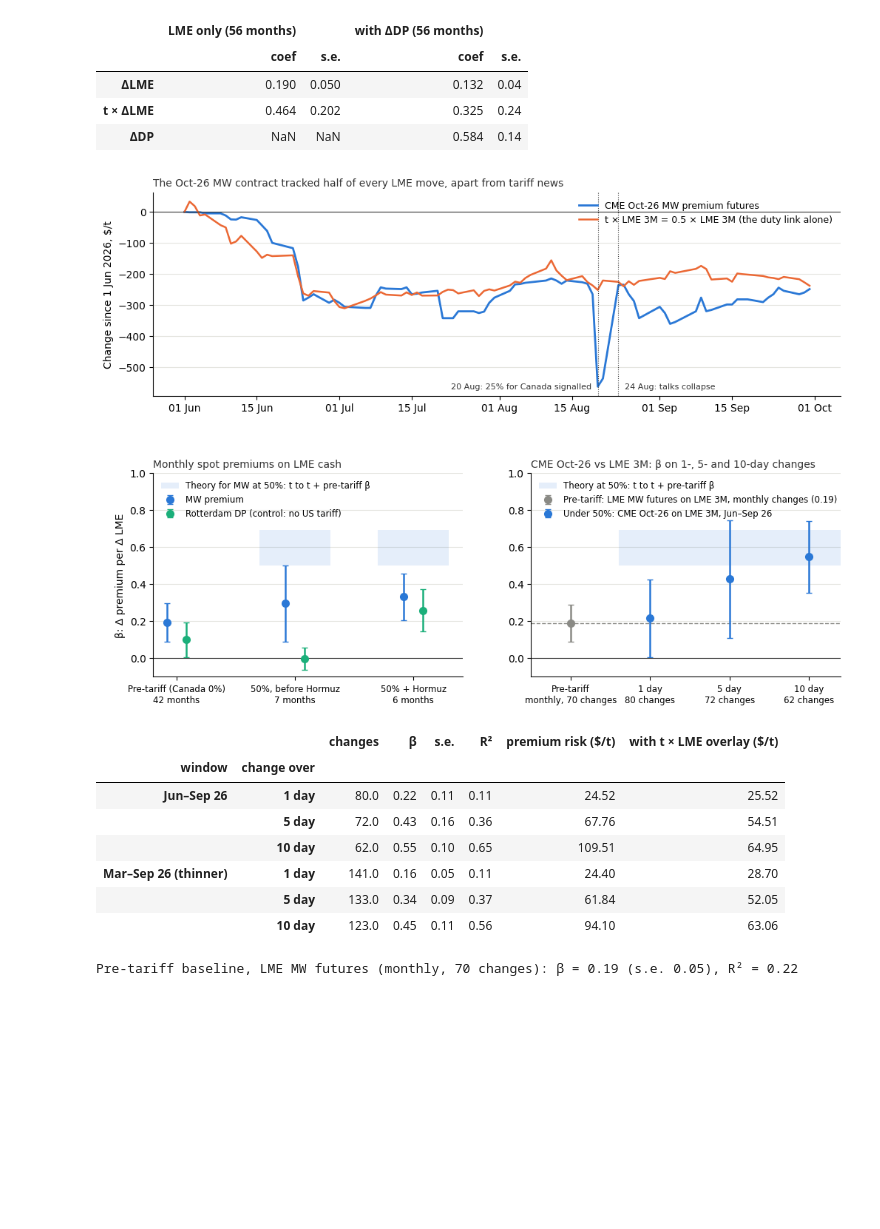
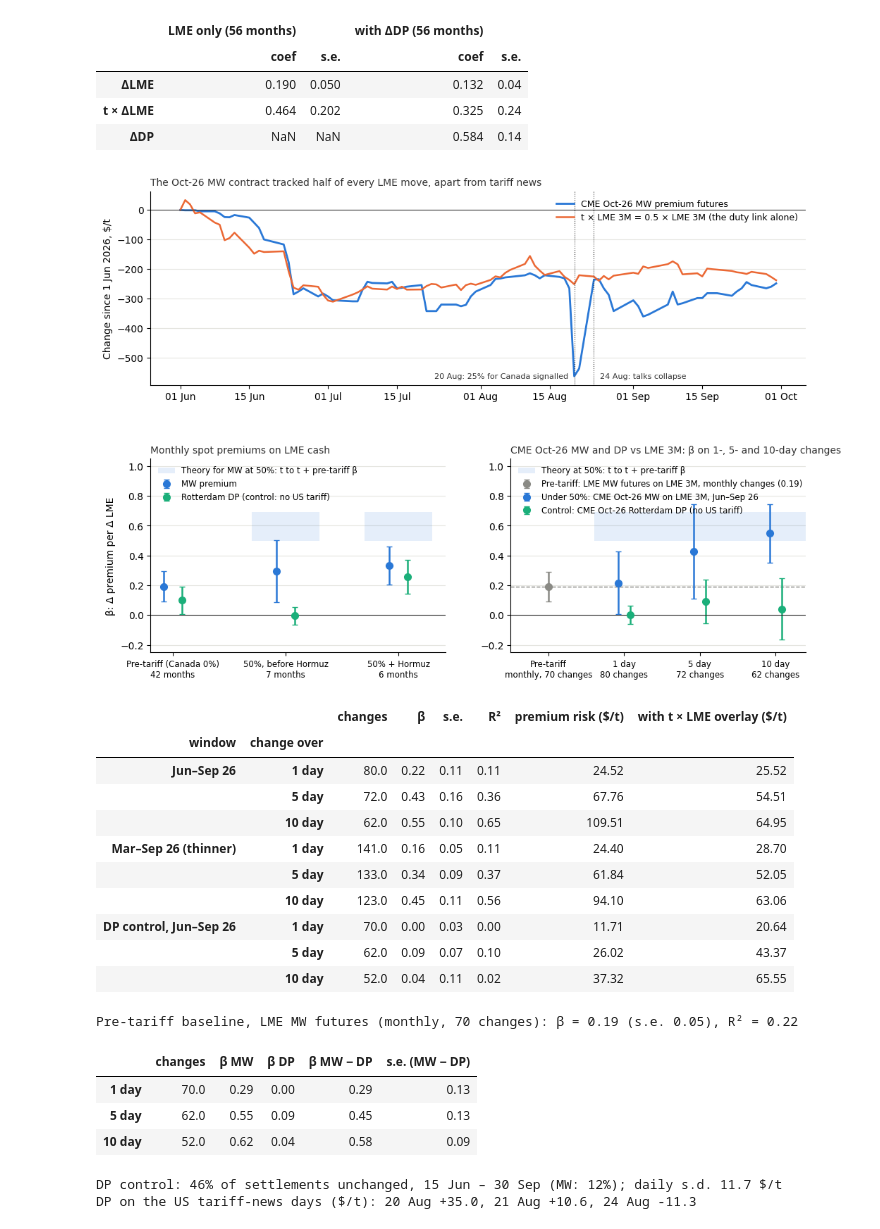
Before and after one commit to ricardo-sonda/al-mwp, a Jupyter notebook: notebook.ipynb, the cells around one changed output. Saved outputs shown, nothing was run; the diff lists cells and outputs as text; code cells hidden in the pictures; blank space fills up the shorter version.

Commit message:
add DP control for analysis

```diff
--- a/notebook.ipynb
+++ b/notebook.ipynb
@@ -1113,18 +1113,26 @@ display(pooled_b.round(3))
 # They move the expected tariff, not LME, and on their own would swamp 80 days of LME-driven moves.
 # The thin contract's settlements catch up with LME over a few days, so betas are shown on 1-, 5- and 10-day changes
 # (overlapping, HAC errors with h lags; 10-day changes give only ~8 independent windows).
+# Control: the CME Oct-26 Rotterdam duty-paid contract (EDP), same regression and policy days. It is priced off the same
+# global market and settles in the same month but faces no US tariff, so it should sit near its pre-tariff monthly beta
+# (0.10 in Evidence 1), plus at most the EU's 3% duty on value. If it also moved ~0.5 with LME, a tight market would
+# explain the MW beta, not the tariff (prediction 2). Its history starts 15 Jun 2026.
 CME_MW = Path.cwd() / "data" / "midwest_premium_cme.csv"
 cme = pd.read_csv(CME_MW, parse_dates=["date", "contract_month"])
 oct26 = cme[cme["contract_month"] == "2026-10-01"].set_index("date")["premium_usd_t"]
 px = pd.concat([oct26.rename("fut"), lme.set_index("date")["three_month"].rename("lme3m")], axis=1, join="inner")
+CME_DP = Path.cwd() / "data" / "europe_duty_paid_premium_cme.csv"
+cme_dp = pd.read_csv(CME_DP, parse_dates=["date", "contract_month"])
+oct26_dp = cme_dp[cme_dp["contract_month"] == "2026-10-01"].set_index("date")["premium_usd_t"]
+px_dp = pd.concat([oct26_dp.rename("fut"), lme.set_index("date")["three_month"].rename("lme3m")], axis=1, join="inner")
 
 CME_WINDOW = ("2026-06-01", "2026-09-30")
 POLICY_DAYS = pd.to_datetime(["2026-08-20", "2026-08-21", "2026-08-24"])
 HORIZONS_D = (1, 5, 10)
 T_NOW = 0.5
 
-def cme_beta(a, b, h):
-    x = px.loc[a:b]
+def cme_beta(a, b, h, data=px):
+    x = data.loc[a:b]
     ch = (x - x.shift(h)).dropna()
     hit = pd.Series(x.index.isin(POLICY_DAYS), index=x.index).rolling(h, min_periods=1).max().astype(bool)
     ch = ch[~hit.reindex(ch.index)]   # drop every h-day change whose window contains a policy day
@@ -1133,10 +1141,28 @@ def cme_beta(a, b, h):
             "premium risk ($/t)": ch["fut"].std(),
             "with t × LME overlay ($/t)": (ch["fut"] - T_NOW * ch["lme3m"]).std()}   # overlay set by the rule, not fitted
 
-cme_tbl = pd.DataFrame({(w, f"{h} day"): cme_beta(a, b, h)
-                        for w, (a, b) in {"Jun–Sep 26": CME_WINDOW, "Mar–Sep 26 (thinner)": ("2026-03-01", "2026-09-30")}.items()
+cme_tbl = pd.DataFrame({(w, f"{h} day"): cme_beta(a, b, h, data)
+                        for w, (a, b, data) in {"Jun–Sep 26": (*CME_WINDOW, px),
+                                                "Mar–Sep 26 (thinner)": ("2026-03-01", "2026-09-30", px),
+                                                "DP control, Jun–Sep 26": (*CME_WINDOW, px_dp)}.items()
                         for h in HORIZONS_D}).T
 cme_tbl.index.names = ["window", "change over"]
+
+# The control test proper: MW minus DP on the dates both trade (15 Jun – 30 Sep), regressed on LME 3M. The slope is
+# β_MW − β_DP with a HAC error that allows for the two contracts' common shocks.
+both = pd.concat({"mw": px["fut"], "dp": px_dp["fut"], "lme3m": px["lme3m"]}, axis=1, join="inner").loc[:CME_WINDOW[1]]
+
+def mw_minus_dp(h):
+    ch = (both - both.shift(h)).dropna()
+    hit = pd.Series(both.index.isin(POLICY_DAYS), index=both.index).rolling(h, min_periods=1).max().astype(bool)
+    ch = ch[~hit.reindex(ch.index)]
+    fits = {k: hac_ols(y, ch["lme3m"], h) for k, y in {"MW": ch["mw"], "DP": ch["dp"], "MW − DP": ch["mw"] - ch["dp"]}.items()}
+    return {"changes": len(ch), **{f"β {k}": f.params["lme3m"] for k, f in fits.items()},
+            "s.e. (MW − DP)": fits["MW − DP"].bse["lme3m"]}
+
+diff_tbl = pd.DataFrame({f"{h} day": mw_minus_dp(h) for h in HORIZONS_D}).T
+dp_daily = px_dp["fut"].diff()
+dp_policy = dp_daily.reindex(POLICY_DAYS)   # the control on the US tariff-news days
 
 # Pre-tariff baseline for futures. The CME contract barely traded before 2025, so use the LME's own MW contract
 # (midwest_premium_curve.csv): the change in a fixed contract (3 months after the start month, so none of it is fixed yet)
@@ -1188,38 +1214,47 @@ for i, t in enumerate(beta_m["t"]):
 ax1.errorbar(pos - 0.08, beta_m["β MW premium"], yerr=1.96 * beta_m["s.e. (MW)"], fmt="o", color=BLUE, ms=7, lw=1.8,
              capsize=3, label="MW premium")
 ax1.errorbar(pos + 0.08, beta_m["β Rotterdam DP"], yerr=1.96 * beta_m["s.e. (DP)"], fmt="o", color=GREEN, ms=7, lw=1.8,
              capsize=3, label="Rotterdam DP (control: no US tariff)")
 ax1.set_xticks(pos, [f"{k}\n{int(n)} months" for k, n in zip(beta_m.index, beta_m["months"])], fontsize=8.5)
 ax1.set_ylabel("β: Δ premium per Δ LME")
 ax1.set_title("Monthly spot premiums on LME cash", loc="left", color=INK, fontsize=10)
 ax1.legend(loc="upper left", frameon=False, fontsize=8.5)
 
 main = cme_tbl.loc["Jun–Sep 26"]
 pos2 = np.arange(1, len(main) + 1)   # x = 0 holds the pre-tariff baseline
 ax2.fill_between([0.6, len(main) + 0.4], T_NOW, T_NOW + BETA_PRE, **band, label="Theory at 50%: t to t + pre-tariff β")
 ax2.axhline(BETA_FUT_PRE, color=MUTED, lw=1, ls="--")
 ax2.errorbar([0], [BETA_FUT_PRE], yerr=1.96 * SE_FUT_PRE, fmt="o", color=MUTED, ms=7, lw=1.8, capsize=3,
              label=f"Pre-tariff: LME MW futures on LME 3M, monthly changes ({BETA_FUT_PRE:.2f})")
-ax2.errorbar(pos2, main["β"], yerr=1.96 * main["s.e."], fmt="o", color=BLUE, ms=7, lw=1.8, capsize=3,
-             label="Under 50%: CME Oct-26 on LME 3M, Jun–Sep 26")
+ax2.errorbar(pos2 - 0.08, main["β"], yerr=1.96 * main["s.e."], fmt="o", color=BLUE, ms=7, lw=1.8, capsize=3,
+             label="Under 50%: CME Oct-26 MW on LME 3M, Jun–Sep 26")
+ctrl = cme_tbl.loc["DP control, Jun–Sep 26"]
+ax2.errorbar(pos2 + 0.08, ctrl["β"], yerr=1.96 * ctrl["s.e."], fmt="o", color=GREEN, ms=7, lw=1.8, capsize=3,
+             label="Control: CME Oct-26 Rotterdam DP (no US tariff)")
 ax2.set_xticks([0, *pos2], [f"Pre-tariff\nmonthly, {len(base)} changes"]
                + [f"{h}\n{int(n)} changes" for h, n in zip(main.index, main["changes"])], fontsize=8.5)
 ax2.set_xlim(-0.5, len(main) + 0.4)
-ax2.set_title("CME Oct-26 vs LME 3M: β on 1-, 5- and 10-day changes", loc="left", color=INK, fontsize=10)
+ax2.set_title("CME Oct-26 MW and DP vs LME 3M: β on 1-, 5- and 10-day changes", loc="left", color=INK, fontsize=10)
 ax2.legend(loc="upper left", frameon=False, fontsize=8.5)
 for ax in (ax1, ax2):
     ax.axhline(0, color=INK, lw=0.8)
-ax1.set_ylim(-0.1, 1.0)   # room for the legends above the theory bands
+ax1.set_ylim(-0.25, 1.05)   # room for the legends above the theory bands
 for ax in (ax0, ax1, ax2):
     ax.grid(axis="y", color="#e5e5e0", lw=0.8)
     ax.set_axisbelow(True)
     ax.spines[["top", "right"]].set_visible(False)
 plt.show()
 
 display(cme_tbl.round(2))
 print(f"Pre-tariff baseline, LME MW futures (monthly, {len(base)} changes): β = {BETA_FUT_PRE:.2f} (s.e. {SE_FUT_PRE:.2f}), R² = {base_fit.rsquared:.2f}")
+display(diff_tbl.round(2))
+dp_win = px_dp.loc[:CME_WINDOW[1], "fut"]
+print(f"DP control: {(dp_win.diff() == 0).mean():.0%} of settlements unchanged, 15 Jun – 30 Sep "
+      f"(MW: {(px.loc[CME_WINDOW[0]:CME_WINDOW[1], 'fut'].diff() == 0).mean():.0%}); "
+      f"daily s.d. {dp_daily.drop(POLICY_DAYS, errors='ignore').loc[:CME_WINDOW[1]].std():.1f} $/t")
+print("DP on the US tariff-news days ($/t):", ", ".join(f"{d:%d %b} {v:+.1f}" for d, v in dp_policy.items()))
 # %% [output]
-[figure, old version]
+[figure, new version]
 |  |  | changes | β | s.e. | R² | premium risk ($/t) | with t × LME overlay ($/t) |
 | window | change over |  |  |  |  |  |  |
 | Jun–Sep 26 | 1 day | 80.0 | 0.22 | 0.11 | 0.11 | 24.52 | 25.52 |
@@ -1228,7 +1263,16 @@ print(f"Pre-tariff baseline, LME MW futures (monthly, {len(base)} changes): β =
 | Mar–Sep 26 (thinner) | 1 day | 141.0 | 0.16 | 0.05 | 0.11 | 24.40 | 28.70 |
 |  | 5 day | 133.0 | 0.34 | 0.09 | 0.37 | 61.84 | 52.05 |
 |  | 10 day | 123.0 | 0.45 | 0.11 | 0.56 | 94.10 | 63.06 |
+| DP control, Jun–Sep 26 | 1 day | 70.0 | 0.00 | 0.03 | 0.00 | 11.71 | 20.64 |
+|  | 5 day | 62.0 | 0.09 | 0.07 | 0.10 | 26.02 | 43.37 |
+|  | 10 day | 52.0 | 0.04 | 0.11 | 0.02 | 37.32 | 65.55 |
 Pre-tariff baseline, LME MW futures (monthly, 70 changes): β = 0.19 (s.e. 0.05), R² = 0.22
+|  | changes | β MW | β DP | β MW − DP | s.e. (MW − DP) |
+| 1 day | 70.0 | 0.29 | 0.00 | 0.29 | 0.13 |
+| 5 day | 62.0 | 0.55 | 0.09 | 0.45 | 0.13 |
+| 10 day | 52.0 | 0.62 | 0.04 | 0.58 | 0.09 |
+DP control: 46% of settlements unchanged, 15 Jun – 30 Sep (MW: 12%); daily s.d. 11.7 $/t
+DP on the US tariff-news days ($/t): 20 Aug +35.0, 21 Aug +10.6, 24 Aug -11.3
 # %% [markdown]
 Takeaway:
 - **The link is there, and it is US-specific.** Before the tariff, the MW premium's monthly LME beta was 0.19 (s.e. 0.05), against 0.10 for Rotterdam DP. At 50%, before Hormuz, the MW beta rose to 0.30 (0.11) while DP's fell to 0.00, so a tight market doesn't explain the rise. In the Hormuz months both rose (MW 0.33, DP 0.26). The Gulf shock moved LME and every premium together, so those months can't separate the two channels.
```
Also changed, not shown: parts of 2 cells of this notebook, 7 other files.
